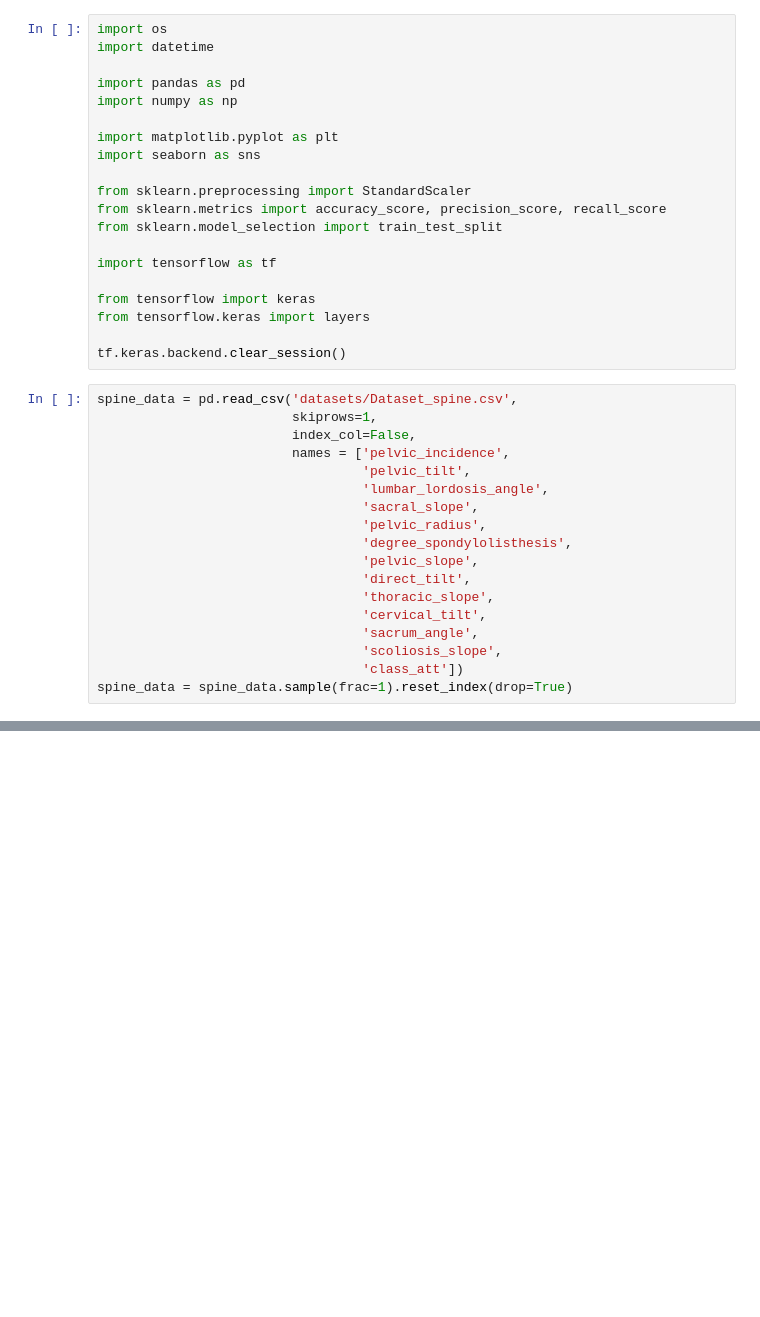
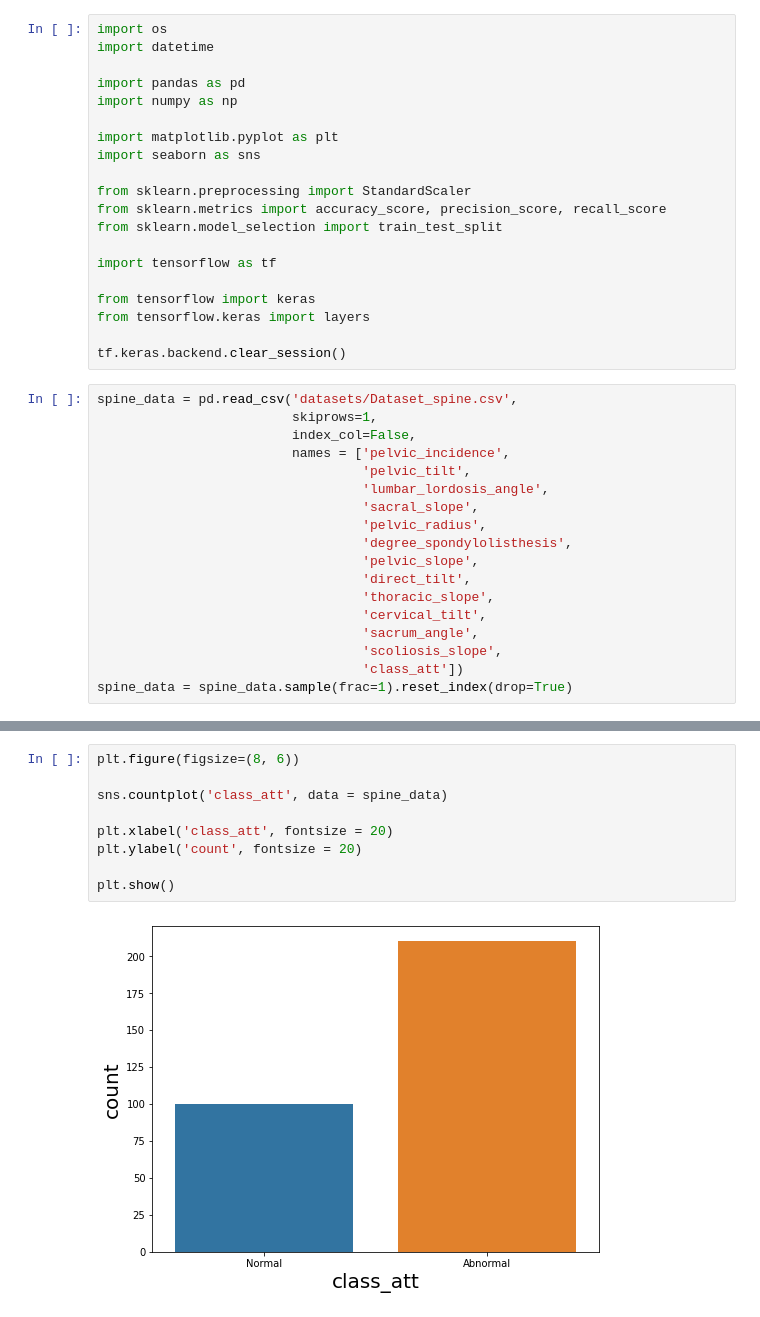
Before and after one commit to axperez/TensorFlow2.0, a Jupyter notebook: BinaryClassification_SpineDataset.ipynb, the cells around one changed output, grey strips where cells are left out. Drawn from its saved outputs; the diff is of its cells as text; blank space fills up the shorter version.

```diff
--- a/BinaryClassification_SpineDataset.ipynb
+++ b/BinaryClassification_SpineDataset.ipynb
@@ -54,0 +75,11 @@ spine_data
+# %%
+plt.figure(figsize=(8, 6))
+
+sns.countplot('class_att', data = spine_data)
+
+plt.xlabel('class_att', fontsize = 20)
+plt.ylabel('count', fontsize = 20)
+
+plt.show()
+# %% [output]
+[figure, added]
```
Also changed, not shown: parts of 26 cells of this notebook, 1 other file.
